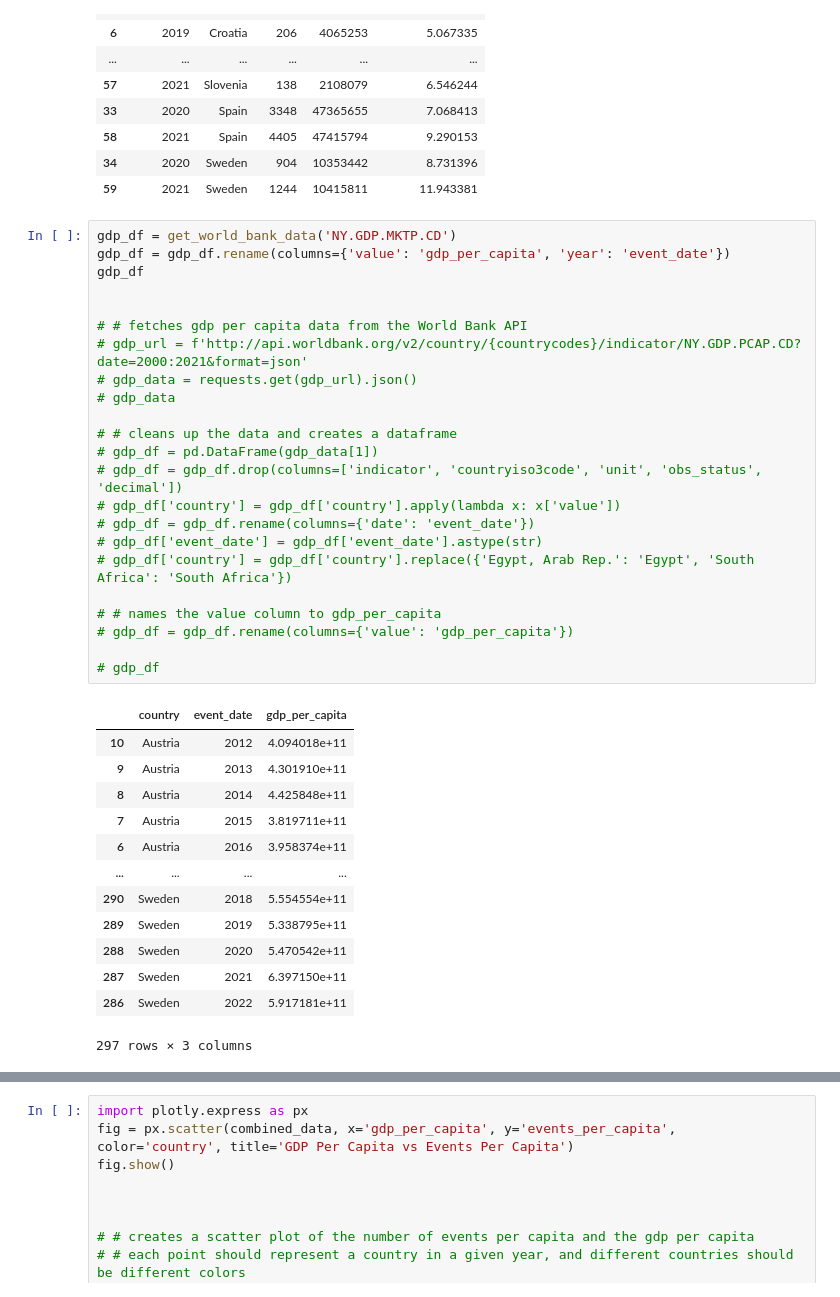
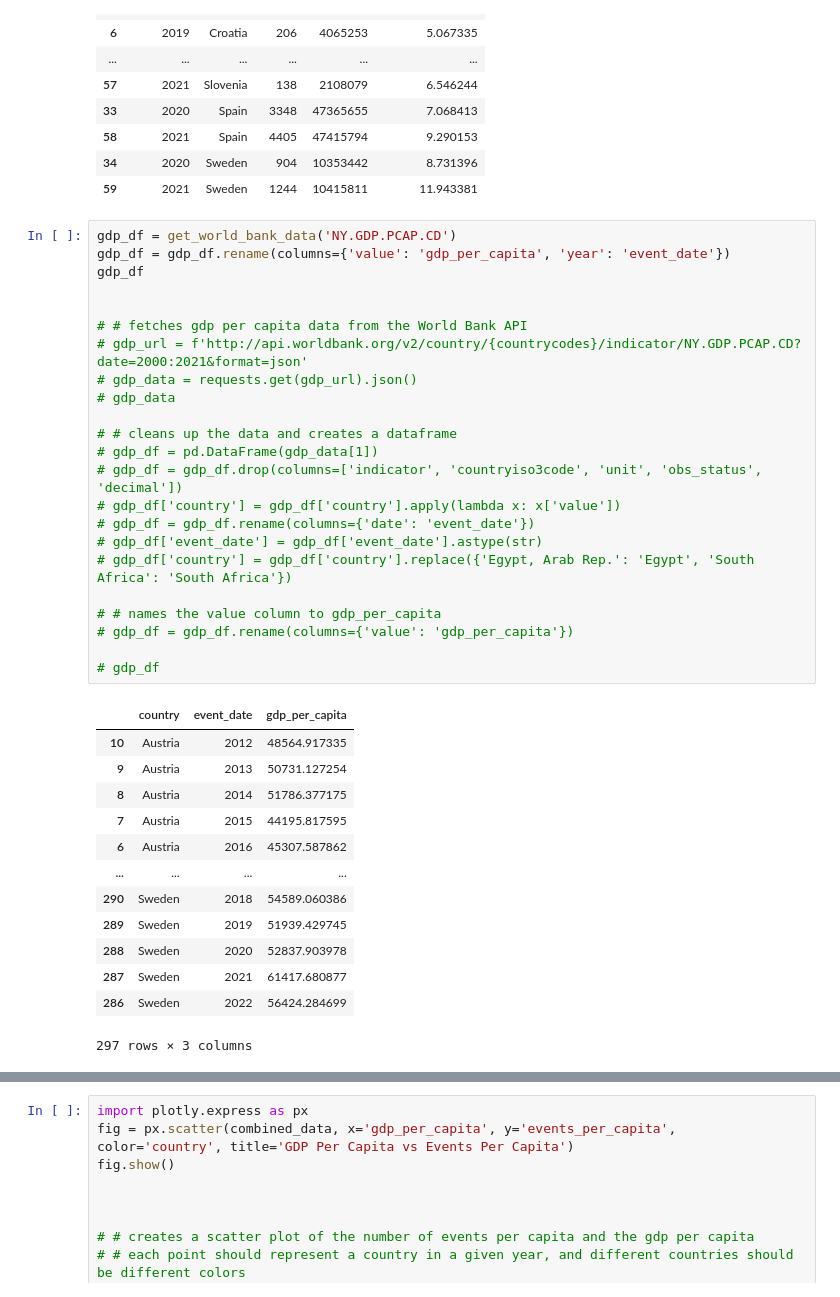
Before and after one commit to melodyyu754/belgium-doc-tracker, a Jupyter notebook: EDA/Project EDA.ipynb, the cells around one changed output, grey strips where cells are left out. Saved outputs shown, nothing was run; the diff lists cells and outputs as text.

```diff
--- a/EDA/Project EDA.ipynb
+++ b/EDA/Project EDA.ipynb
@@ -221,41 +221,41 @@ combined_data
 | 34 | 2020 | Sweden | 904 | 10353442 | 8.731396 |
 | 59 | 2021 | Sweden | 1244 | 10415811 | 11.943381 |
 # %%
-gdp_df = get_world_bank_data('NY.GDP.MKTP.CD')
+gdp_df = get_world_bank_data('NY.GDP.PCAP.CD')
 gdp_df = gdp_df.rename(columns={'value': 'gdp_per_capita', 'year': 'event_date'})
 gdp_df
 
 
 # # fetches gdp per capita data from the World Bank API
 # gdp_url = f'http://api.worldbank.org/v2/country/{countrycodes}/indicator/NY.GDP.PCAP.CD?date=2000:2021&format=json'
 # gdp_data = requests.get(gdp_url).json()
 # gdp_data
 
 # # cleans up the data and creates a dataframe
 # gdp_df = pd.DataFrame(gdp_data[1])
 # gdp_df = gdp_df.drop(columns=['indicator', 'countryiso3code', 'unit', 'obs_status', 'decimal'])
 # gdp_df['country'] = gdp_df['country'].apply(lambda x: x['value'])
 # gdp_df = gdp_df.rename(columns={'date': 'event_date'})
 # gdp_df['event_date'] = gdp_df['event_date'].astype(str)
 # gdp_df['country'] = gdp_df['country'].replace({'Egypt, Arab Rep.': 'Egypt', 'South Africa': 'South Africa'})
 
 # # names the value column to gdp_per_capita
 # gdp_df = gdp_df.rename(columns={'value': 'gdp_per_capita'})
 
 # gdp_df
 # %% [output]
 |  | country | event_date | gdp_per_capita |
-| 10 | Austria | 2012 | 4.094018e+11 |
-| 9 | Austria | 2013 | 4.301910e+11 |
-| 8 | Austria | 2014 | 4.425848e+11 |
-| 7 | Austria | 2015 | 3.819711e+11 |
-| 6 | Austria | 2016 | 3.958374e+11 |
+| 10 | Austria | 2012 | 48564.917335 |
+| 9 | Austria | 2013 | 50731.127254 |
+| 8 | Austria | 2014 | 51786.377175 |
+| 7 | Austria | 2015 | 44195.817595 |
+| 6 | Austria | 2016 | 45307.587862 |
 | ... | ... | ... | ... |
-| 290 | Sweden | 2018 | 5.554554e+11 |
-| 289 | Sweden | 2019 | 5.338795e+11 |
-| 288 | Sweden | 2020 | 5.470542e+11 |
-| 287 | Sweden | 2021 | 6.397150e+11 |
-| 286 | Sweden | 2022 | 5.917181e+11 |
+| 290 | Sweden | 2018 | 54589.060386 |
+| 289 | Sweden | 2019 | 51939.429745 |
+| 288 | Sweden | 2020 | 52837.903978 |
+| 287 | Sweden | 2021 | 61417.680877 |
+| 286 | Sweden | 2022 | 56424.284699 |
 297 rows × 3 columns
 # %%
 # merges the gdp data with the combined data
```
Also changed, not shown: parts of 1 cell of this notebook, 2 other files.
